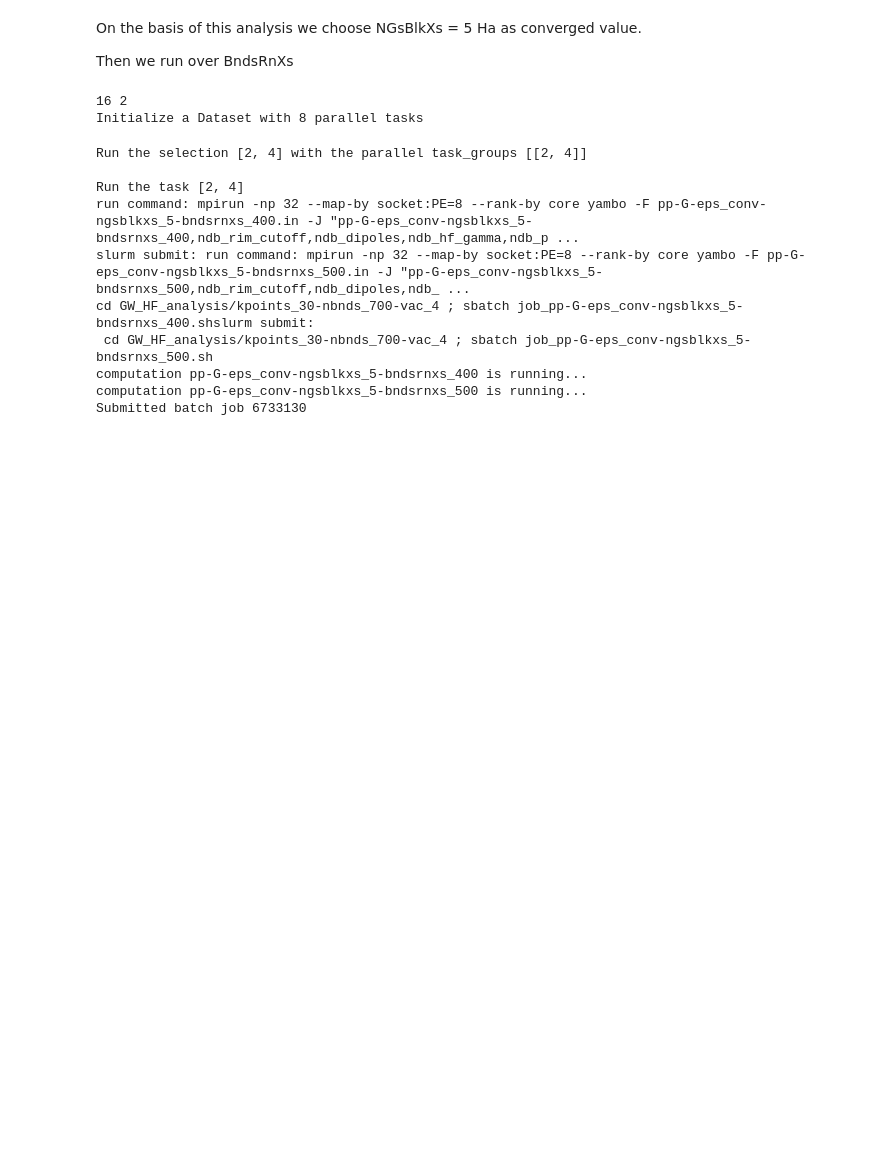
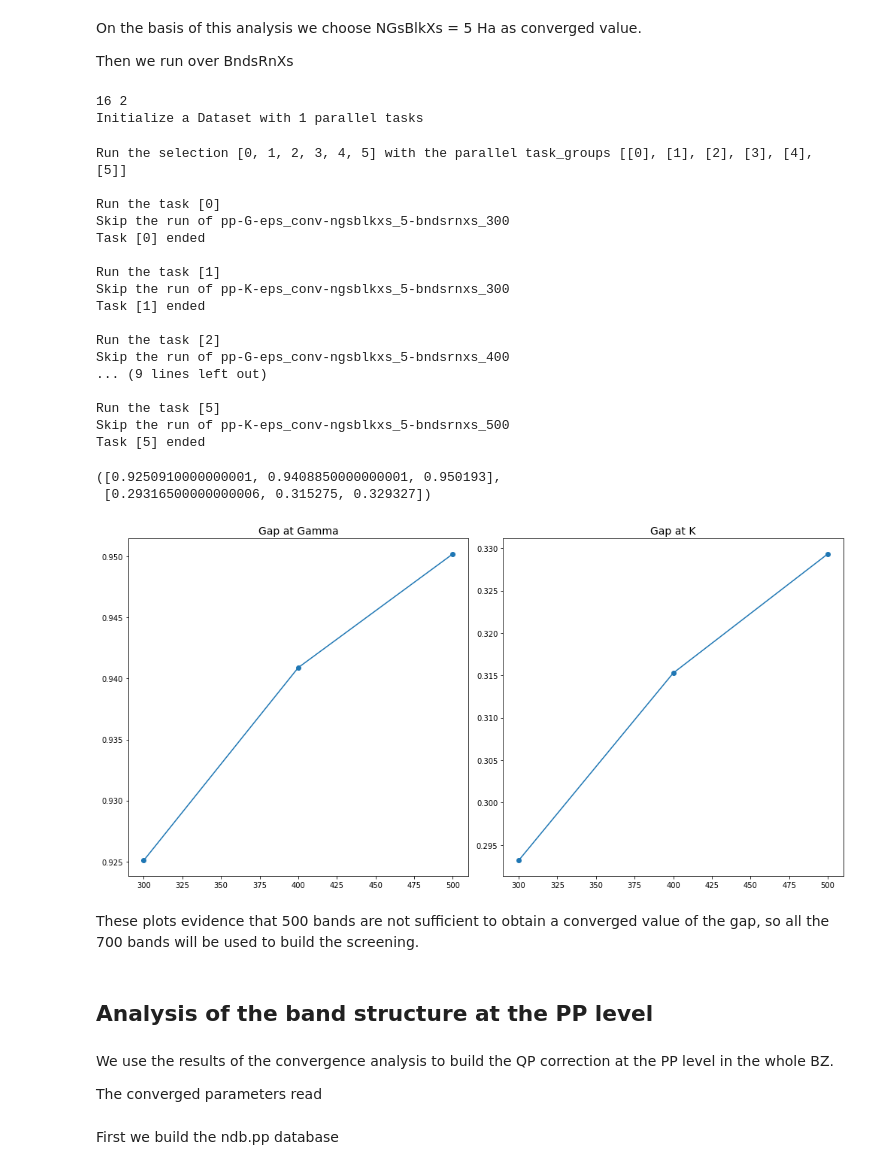
Before and after one commit to marcodalessandro76/Germanene, a Jupyter notebook: GW_Analysis_new.ipynb, the cells around one changed output. Drawn from its saved outputs; the diff is of its cells as text; code cells hidden in the pictures; blank space fills up the shorter version.

```diff
--- a/GW_Analysis_new.ipynb
+++ b/GW_Analysis_new.ipynb
@@ -930,7 +930,7 @@ ntasks_c = 16
 ntasks_v = int(ntasks/ntasks_c)
 print(ntasks_c,ntasks_v)
 
-study = D.Dataset(num_tasks=8,verbose=True)
+study = D.Dataset(num_tasks=1,verbose=True)
 study.set_postprocessing_function(PP.yambo_parse_data)
 
 inp = I.YamboInput(args='mpirun -np 1 yambo -r -k hartee -dyson n -gw0 p -V all',folder=run_dir)
@@ -970,5 +970,5 @@ for bndsrnxs in BndsRnXs_vals:
                      jobname=[idd,'ndb_rim_cutoff','ndb_dipoles','ndb_hf_K','ndb_pp-ngsblkxs_5-bndsrnxs_%s'%bndsrnxs[1]])
 # %% [output]
 16 2
-Initialize a Dataset with 8 parallel tasks
+Initialize a Dataset with 1 parallel tasks
 # %%
@@ -976,13 +976,54 @@ Initialize a Dataset with 8 parallel tasks
 # %%
-results = study.run(selection=[2,4])
+results = study.run()
 # %% [output]
-Run the selection [2, 4] with the parallel task_groups [[2, 4]]
+Run the selection [0, 1, 2, 3, 4, 5] with the parallel task_groups [[0], [1], [2], [3], [4], [5]]
 
-Run the task [2, 4]
-run command: mpirun -np 32 --map-by socket:PE=8 --rank-by core yambo -F pp-G-eps_conv-ngsblkxs_5-bndsrnxs_400.in -J "pp-G-eps_conv-ngsblkxs_5-bndsrnxs_400,ndb_rim_cutoff,ndb_dipoles,ndb_hf_gamma,ndb_p ...
-slurm submit: run command: mpirun -np 32 --map-by socket:PE=8 --rank-by core yambo -F pp-G-eps_conv-ngsblkxs_5-bndsrnxs_500.in -J "pp-G-eps_conv-ngsblkxs_5-bndsrnxs_500,ndb_rim_cutoff,ndb_dipoles,ndb_ ...
-cd GW_HF_analysis/kpoints_30-nbnds_700-vac_4 ; sbatch job_pp-G-eps_conv-ngsblkxs_5-bndsrnxs_400.shslurm submit:
- cd GW_HF_analysis/kpoints_30-nbnds_700-vac_4 ; sbatch job_pp-G-eps_conv-ngsblkxs_5-bndsrnxs_500.sh
-computation pp-G-eps_conv-ngsblkxs_5-bndsrnxs_400 is running...
-computation pp-G-eps_conv-ngsblkxs_5-bndsrnxs_500 is running...
-Submitted batch job 6733130
+Run the task [0]
+Skip the run of pp-G-eps_conv-ngsblkxs_5-bndsrnxs_300
+Task [0] ended
+
+Run the task [1]
+Skip the run of pp-K-eps_conv-ngsblkxs_5-bndsrnxs_300
+Task [1] ended
+
+Run the task [2]
+Skip the run of pp-G-eps_conv-ngsblkxs_5-bndsrnxs_400
+... (9 lines left out)
+
+Run the task [5]
+Skip the run of pp-K-eps_conv-ngsblkxs_5-bndsrnxs_500
+Task [5] ended
+# %%
+results_G, results_K = study.fetch_results(id='-G-'),study.fetch_results(id='-K-')
+
+gap_G, gap_K = [],[]
+for ind in range(len(BndsRnXs_vals)):
+    gap_G.append(results_G[ind].data.get_gap(k_full=Gamma_index[k],band_full=start_band,verbose=False))
+    gap_K.append(results_K[ind].data.get_gap(k_full=K_index[k],band_full=start_band,verbose=False))
+# %%
+gap_G,gap_K
+# %% [output]
+([0.9250910000000001, 0.9408850000000001, 0.950193],
+ [0.29316500000000006, 0.315275, 0.329327])
+# %%
+x_vals = [x[1] for x in BndsRnXs_vals]
+
+fig, axes = plt.subplots(nrows=1, ncols=2, figsize=(14, 7))
+axes[0].plot(x_vals,gap_G)
+axes[0].scatter(x_vals,gap_G)
+axes[0].set_title('Gap at Gamma',size=14)
+axes[1].plot(x_vals, gap_K)
+axes[1].scatter(x_vals,gap_K)
+axes[1].set_title('Gap at K',size=14)
+fig.tight_layout()
+# %% [output]
+[figure, added]
+# %% [markdown]
+These plots evidence that 500 bands are not sufficient to obtain a converged value of the gap, so all the 700 bands
+will be used to build the screening.
+# %% [markdown]
+## Analysis of the band structure at the PP level
+# %% [markdown]
+We use the results of the convergence analysis to build the QP correction at the PP level in the whole BZ.
+
+The converged parameters read
@@ -988,0 +1046,2 @@ Submitted batch job 6733130
+# %% [markdown]
+First we build the ndb.pp database
```
Also changed, not shown: parts of 7 cells of this notebook.
